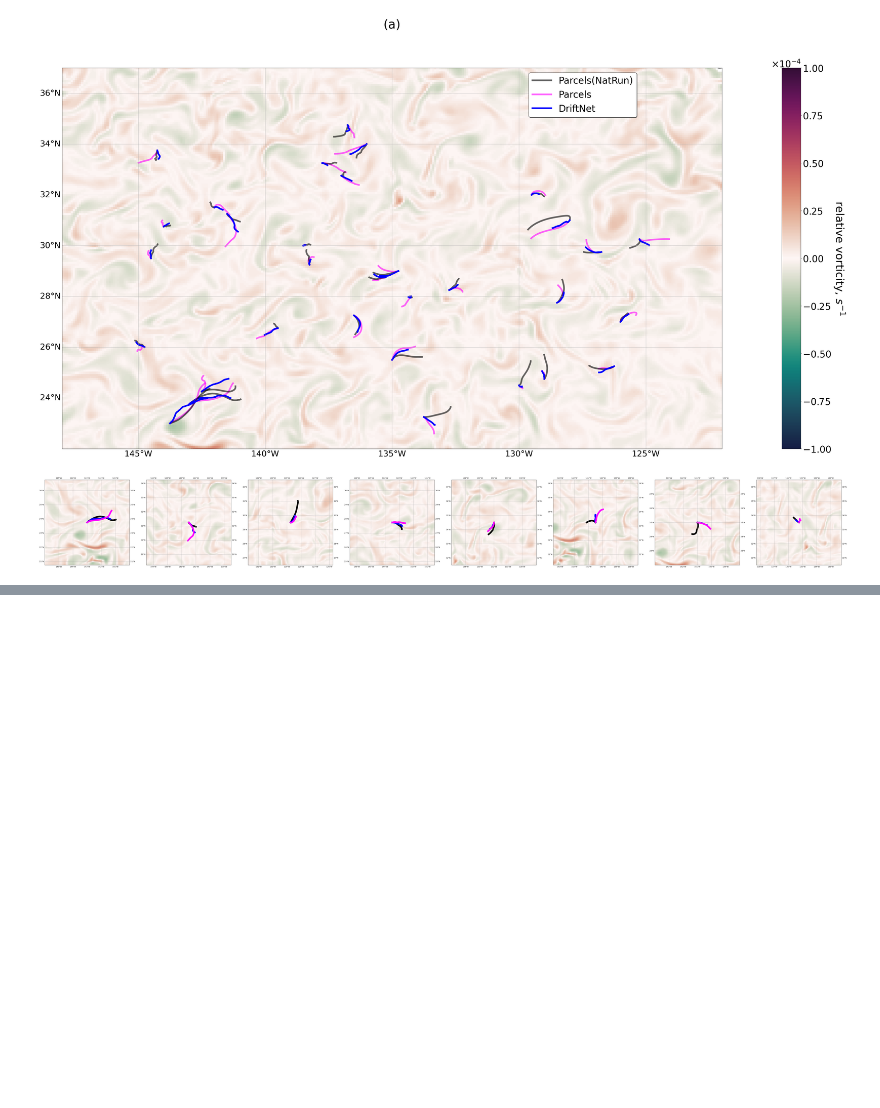
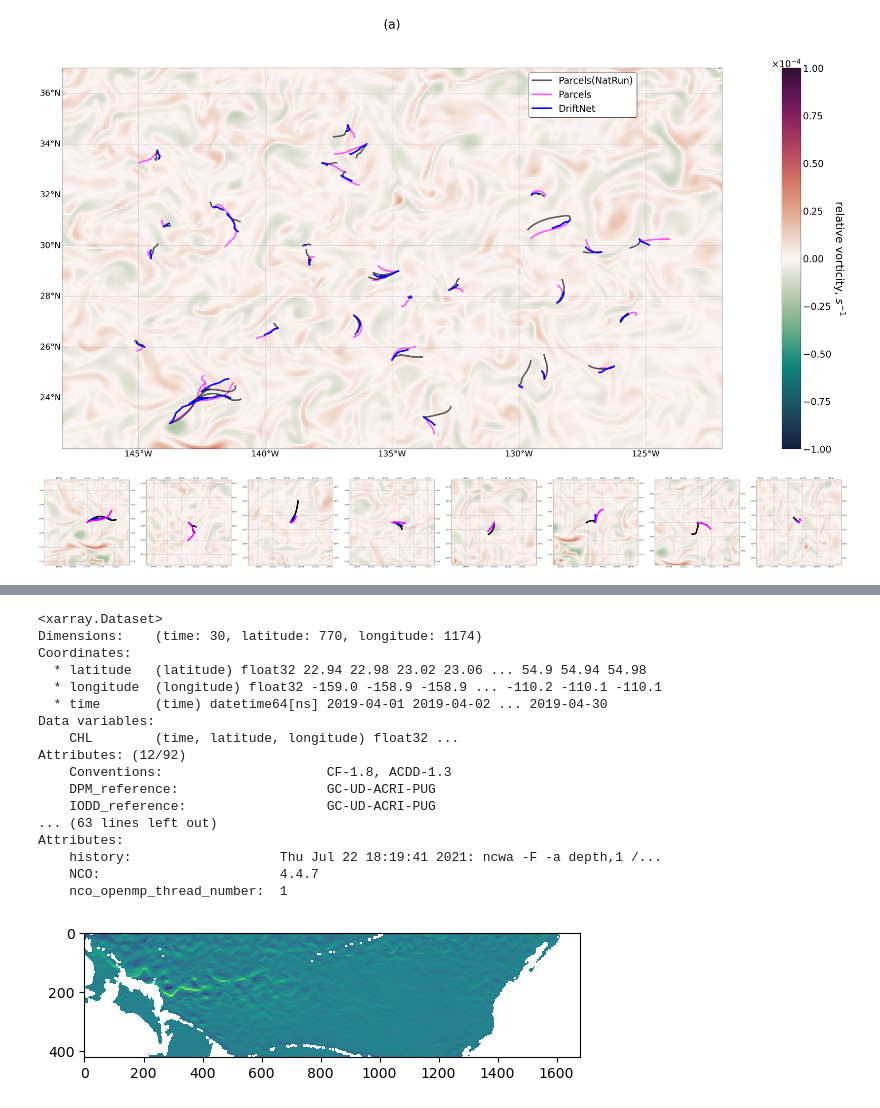
Before and after one commit to CIA-Oceanix/DriftNet, a Jupyter notebook: DriftNet notebook.ipynb, the cells around one changed output, grey strips where cells are left out. Cells and saved outputs as stored; diff of their text form; code cells hidden in the pictures; blank space fills up the shorter version.

```diff
--- a/DriftNet notebook.ipynb
+++ b/DriftNet notebook.ipynb
@@ -1288,0 +1034,49 @@ for j, i in enumerate(range(8*30)[::30]):
+# %%
+data_color = xr.open_dataset('cmems_obs-oc_glo_bgc-plankton_my_l4-gapfree-multi-4km_P1D_CHL_159.10W-110.10W_22.94N-59.85N_2019-04-01-2019-04-30.nc')
+ids_lat = np.where((data_color.latitude.values > 22) & (data_color.latitude.values < 55))[0]
+ids_lon = np.where((data_color.longitude.values >= -159) & (data_color.longitude.values <= -110))[0]
+data_color = data_color.isel({'latitude' : ids_lat, 'longitude' : ids_lon})
+print(data_color)
+
+data_ssh = xr.open_dataset('cmems_obs-sl_glo_phy-ssh_my_allsat-l4-duacs-0.25deg_P1D_1713692559841.nc')
+ids_lat = np.where((data_ssh.latitude.values > 22) & (data_ssh.latitude.values < 55))[0]
+ids_lon = np.where((data_ssh.longitude.values >= -159) & (data_ssh.longitude.values <= -110))[0]
+data_ssh = data_ssh.isel({'latitude' : ids_lat, 'longitude' : ids_lon})
+print(data_ssh)
+
+data_sst = xr.open_dataset('METOFFICE-GLO-SST-L4-REP-OBS-SST_1713692758874.nc')
+ids_lat = np.where((data_sst.latitude.values > 22) & (data_sst.latitude.values < 55))[0]
+ids_lon = np.where((data_sst.longitude.values >= -159) & (data_sst.longitude.values <= -110))[0]
+data_sst = data_sst.isel({'latitude' : ids_lat, 'longitude' : ids_lon})
+print(data_sst)
+
+import glob
+files=glob.glob('/home/daria/Documents/These/PAPER_DriftNet/GLORYS12_PGS_2D_201904*.nc')
+#print(files)
+
+data_uv = xr.open_mfdataset(files)
+plt.imshow(data_uv.uo.values[0])
+print(data_uv.longitude.values)
+data_uv = data_uv.sel({'latitude' : np.arange(22, 54.916668 , 1/12), 'longitude' : np.arange(-159, -110, 1/12)})
+print(data_uv)
+#ds = hv.Dataset(data.isel(time=range(29)))
+#images = ds.to(hv.Image, ['longitude', 'latitude']).options(fig_inches=(10, 5), colorbar=True, cmap='viridis')
+# %% [output]
+<xarray.Dataset>
+Dimensions:    (time: 30, latitude: 770, longitude: 1174)
+Coordinates:
+  * latitude   (latitude) float32 22.94 22.98 23.02 23.06 ... 54.9 54.94 54.98
+  * longitude  (longitude) float32 -159.0 -158.9 -158.9 ... -110.2 -110.1 -110.1
+  * time       (time) datetime64[ns] 2019-04-01 2019-04-02 ... 2019-04-30
+Data variables:
+    CHL        (time, latitude, longitude) float32 ...
+Attributes: (12/92)
+    Conventions:                     CF-1.8, ACDD-1.3
+    DPM_reference:                   GC-UD-ACRI-PUG
+    IODD_reference:                  GC-UD-ACRI-PUG
+... (63 lines left out)
+Attributes:
+    history:                   Thu Jul 22 18:19:41 2021: ncwa -F -a depth,1 /...
+    NCO:                       4.4.7
+    nco_openmp_thread_number:  1
+[figure, added]
```
Also changed, not shown: parts of 28 cells of this notebook.
